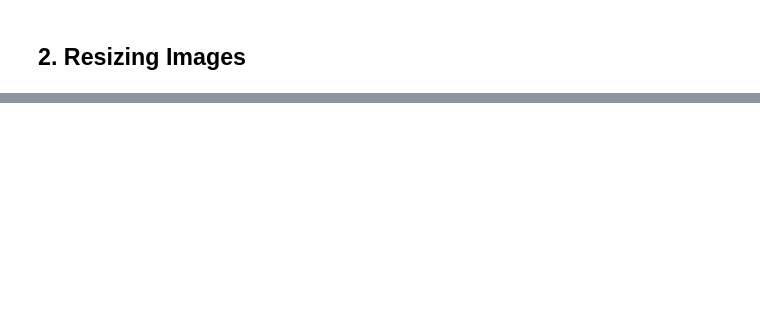
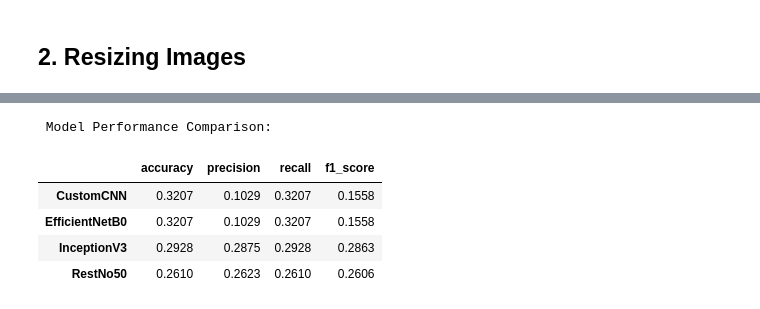
Before and after one commit to Jan2309jr/Brain-Tumor-MRI-Image-Classification, a Jupyter notebook: brain-tumor-detection.ipynb, the cells around one changed output, grey strips where cells are left out. Saved outputs shown, nothing was run; the diff lists cells and outputs as text; code cells hidden in the pictures; blank space fills up the shorter version.

```diff
--- a/brain-tumor-detection.ipynb
+++ b/brain-tumor-detection.ipynb
@@ -484,0 +634,10 @@ normalize_images(valid_path)
+# %%
+def build_transfer_model(base_model, num_classes=4, dropout_rate=0.5):
+    x = base_model.output
+    x = GlobalAveragePooling2D()(x)
+    x = BatchNormalization()(x)
+    x = Dropout(dropout_rate)(x)
+    x = Dense(512, activation='relu')(x)
+    x = Dropout(dropout_rate)(x)
+    output = Dense(num_classes, activation='softmax')(x)
+    return Model(inputs=base_model.input, outputs=output)
@@ -484,0 +781,20 @@ normalize_images(valid_path)
+# %%
+warnings.filterwarnings("ignore", category=UserWarning)
+histories = {}
+models = {
+    "CustomCNN": model_customCNN,
+    "EfficientNetB0": model_EfficientNetB0,
+    "InceptionV3": model_InceptionV3,
+    "RestNo50": model_RestNo50
+}
+
+for name, model in models.items():
+    print(f"\n Training {name}")
+    history = model.fit(
+        train_generator,
+        validation_data=valid_generator,
+        epochs=20,
+        callbacks=[early_stop, checkpoint_cb(name)],
+        verbose=1
+    )
+    histories[name] = history
@@ -484,0 +991,12 @@ normalize_images(valid_path)
+# %%
+results_df = pd.DataFrame(results).T
+results_df = results_df.round(4)
+print("\n Model Performance Comparison:")
+display(results_df)
+# %% [output]
+ Model Performance Comparison:
+|  | accuracy | precision | recall | f1_score |
+| CustomCNN | 0.3207 | 0.1029 | 0.3207 | 0.1558 |
+| EfficientNetB0 | 0.3207 | 0.1029 | 0.3207 | 0.1558 |
+| InceptionV3 | 0.2928 | 0.2875 | 0.2928 | 0.2863 |
+| RestNo50 | 0.2610 | 0.2623 | 0.2610 | 0.2606 |
```
Also changed, not shown: parts of 35 cells of this notebook.
